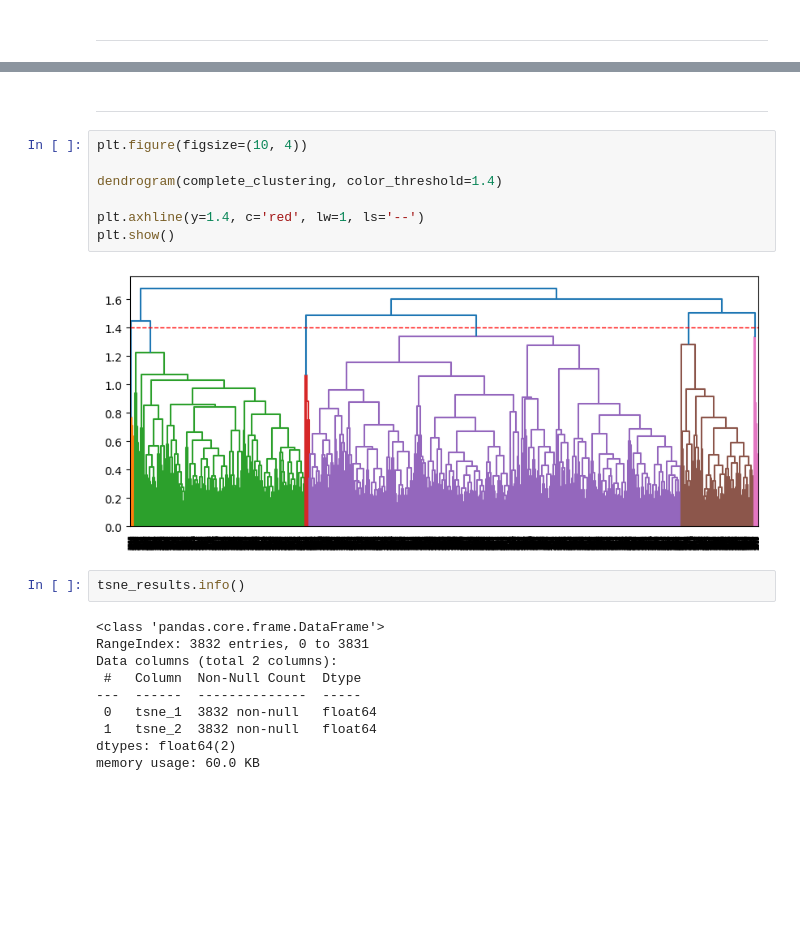
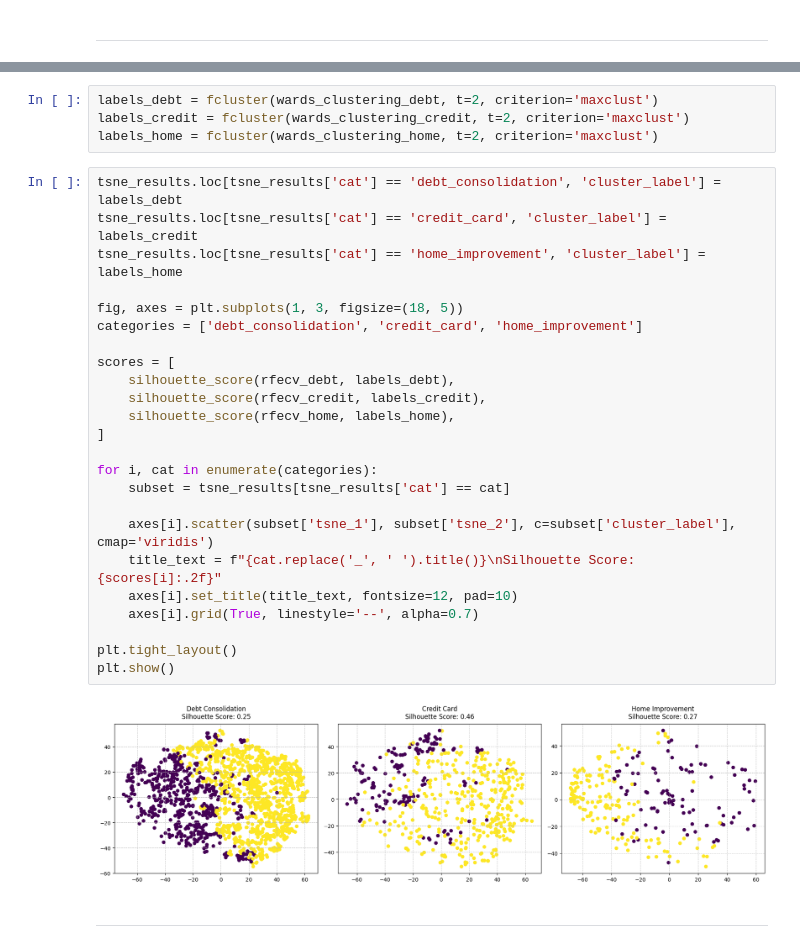
Before and after one commit to EvelinaDu/Papildomi_duomenu_vizualizavimo_skyriai, a Jupyter notebook: 3_laboratorinis/Hierarchical.ipynb, the cells around one changed output, grey strips where cells are left out. Cells and saved outputs as stored; diff of their text form; blank space fills up the shorter version.

```diff
--- a/3_laboratorinis/Hierarchical.ipynb
+++ b/3_laboratorinis/Hierarchical.ipynb
@@ -89,23 +86,32 @@ Optimalus skaičius: $4$
+# %%
+labels_debt = fcluster(wards_clustering_debt, t=2, criterion='maxclust')
+labels_credit = fcluster(wards_clustering_credit, t=2, criterion='maxclust')
+labels_home = fcluster(wards_clustering_home, t=2, criterion='maxclust')
+# %%
+tsne_results.loc[tsne_results['cat'] == 'debt_consolidation', 'cluster_label'] = labels_debt
+tsne_results.loc[tsne_results['cat'] == 'credit_card', 'cluster_label'] = labels_credit
+tsne_results.loc[tsne_results['cat'] == 'home_improvement', 'cluster_label'] = labels_home
+
+fig, axes = plt.subplots(1, 3, figsize=(18, 5))
+categories = ['debt_consolidation', 'credit_card', 'home_improvement']
+
+scores = [
+    silhouette_score(rfecv_debt, labels_debt),
+    silhouette_score(rfecv_credit, labels_credit),
+    silhouette_score(rfecv_home, labels_home),
+]
+
+for i, cat in enumerate(categories):
+    subset = tsne_results[tsne_results['cat'] == cat]
+
+    axes[i].scatter(subset['tsne_1'], subset['tsne_2'], c=subset['cluster_label'], cmap='viridis')
+    title_text = f"{cat.replace('_', ' ').title()}\nSilhouette Score: {scores[i]:.2f}"
+    axes[i].set_title(title_text, fontsize=12, pad=10)
+    axes[i].grid(True, linestyle='--', alpha=0.7)
+
+plt.tight_layout()
+plt.show()
+# %% [output]
+[figure, added]
 # %% [markdown]
 ---
-# %%
-plt.figure(figsize=(10, 4))
-
-dendrogram(complete_clustering, color_threshold=1.4)
-
-plt.axhline(y=1.4, c='red', lw=1, ls='--')
-plt.show()
-# %% [output]
-[figure, removed]
-# %%
-tsne_results.info()
-# %% [output]
-<class 'pandas.core.frame.DataFrame'>
-RangeIndex: 3832 entries, 0 to 3831
-Data columns (total 2 columns):
- #   Column  Non-Null Count  Dtype
----  ------  --------------  -----
- 0   tsne_1  3832 non-null   float64
- 1   tsne_2  3832 non-null   float64
-dtypes: float64(2)
-memory usage: 60.0 KB
```
Also changed, not shown: parts of 22 cells of this notebook.
